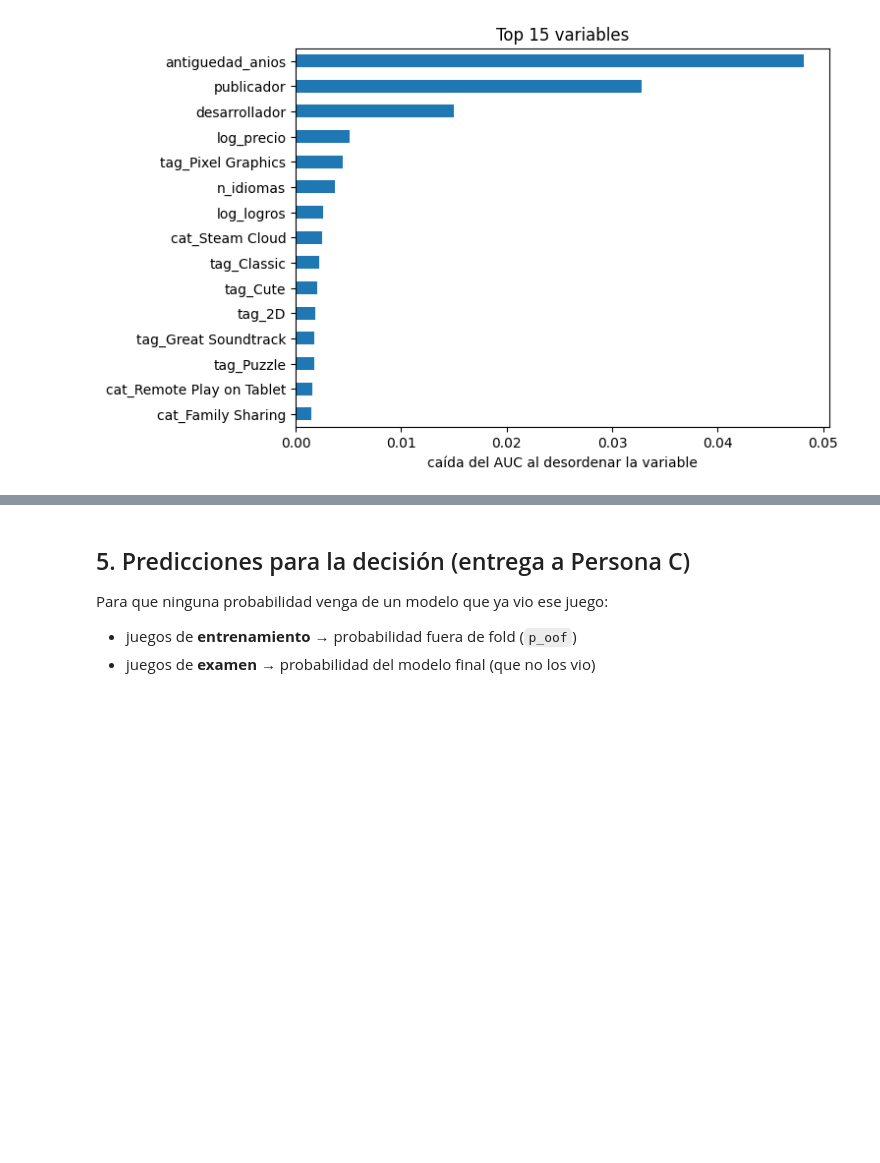
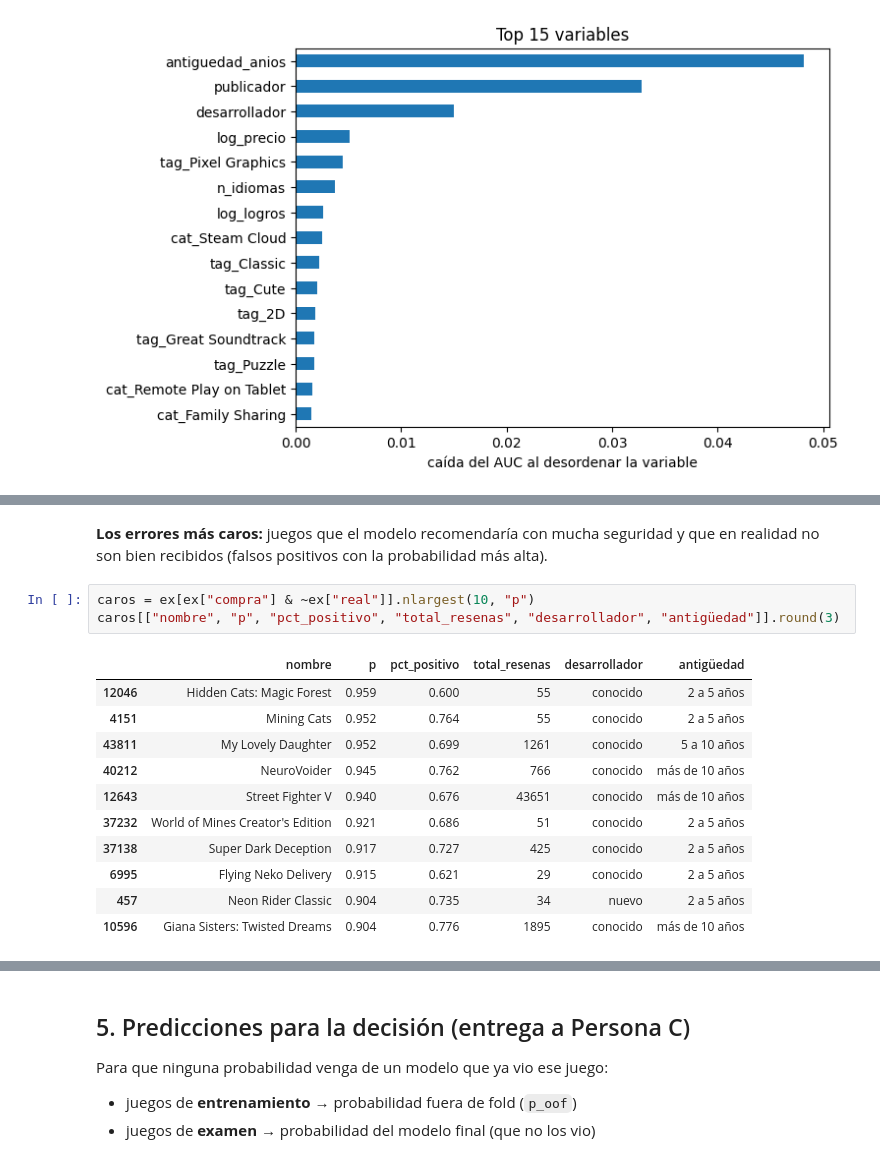
Before and after one commit to Nachopacca24/Data_science_final, a Jupyter notebook: notebooks/02_clasificacion.ipynb, the cells around one changed output, grey strips where cells are left out. Drawn from its saved outputs; the diff is of its cells as text; blank space fills up the shorter version.

```diff
--- a/notebooks/02_clasificacion.ipynb
+++ b/notebooks/02_clasificacion.ipynb
@@ -214,0 +297,17 @@ dtype: float64
+# %% [markdown]
+**Los errores más caros:** juegos que el modelo recomendaría con mucha seguridad y que en realidad no son bien recibidos (falsos positivos con la probabilidad más alta).
+# %%
+caros = ex[ex["compra"] & ~ex["real"]].nlargest(10, "p")
+caros[["nombre", "p", "pct_positivo", "total_resenas", "desarrollador", "antigüedad"]].round(3)
+# %% [output]
+|  | nombre | p | pct_positivo | total_resenas | desarrollador | antigüedad |
+| 12046 | Hidden Cats: Magic Forest | 0.959 | 0.600 | 55 | conocido | 2 a 5 años |
+| 4151 | Mining Cats | 0.952 | 0.764 | 55 | conocido | 2 a 5 años |
+| 43811 | My Lovely Daughter | 0.952 | 0.699 | 1261 | conocido | 5 a 10 años |
+| 40212 | NeuroVoider | 0.945 | 0.762 | 766 | conocido | más de 10 años |
+| 12643 | Street Fighter V | 0.940 | 0.676 | 43651 | conocido | más de 10 años |
+| 37232 | World of Mines Creator's Edition | 0.921 | 0.686 | 51 | conocido | 2 a 5 años |
+| 37138 | Super Dark Deception | 0.917 | 0.727 | 425 | conocido | 2 a 5 años |
+| 6995 | Flying Neko Delivery | 0.915 | 0.621 | 29 | conocido | 2 a 5 años |
+| 457 | Neon Rider Classic | 0.904 | 0.735 | 34 | nuevo | 2 a 5 años |
+| 10596 | Giana Sisters: Twisted Dreams | 0.904 | 0.776 | 1895 | conocido | más de 10 años |
```
Also changed, not shown: parts of 4 cells of this notebook, 5 other files.
